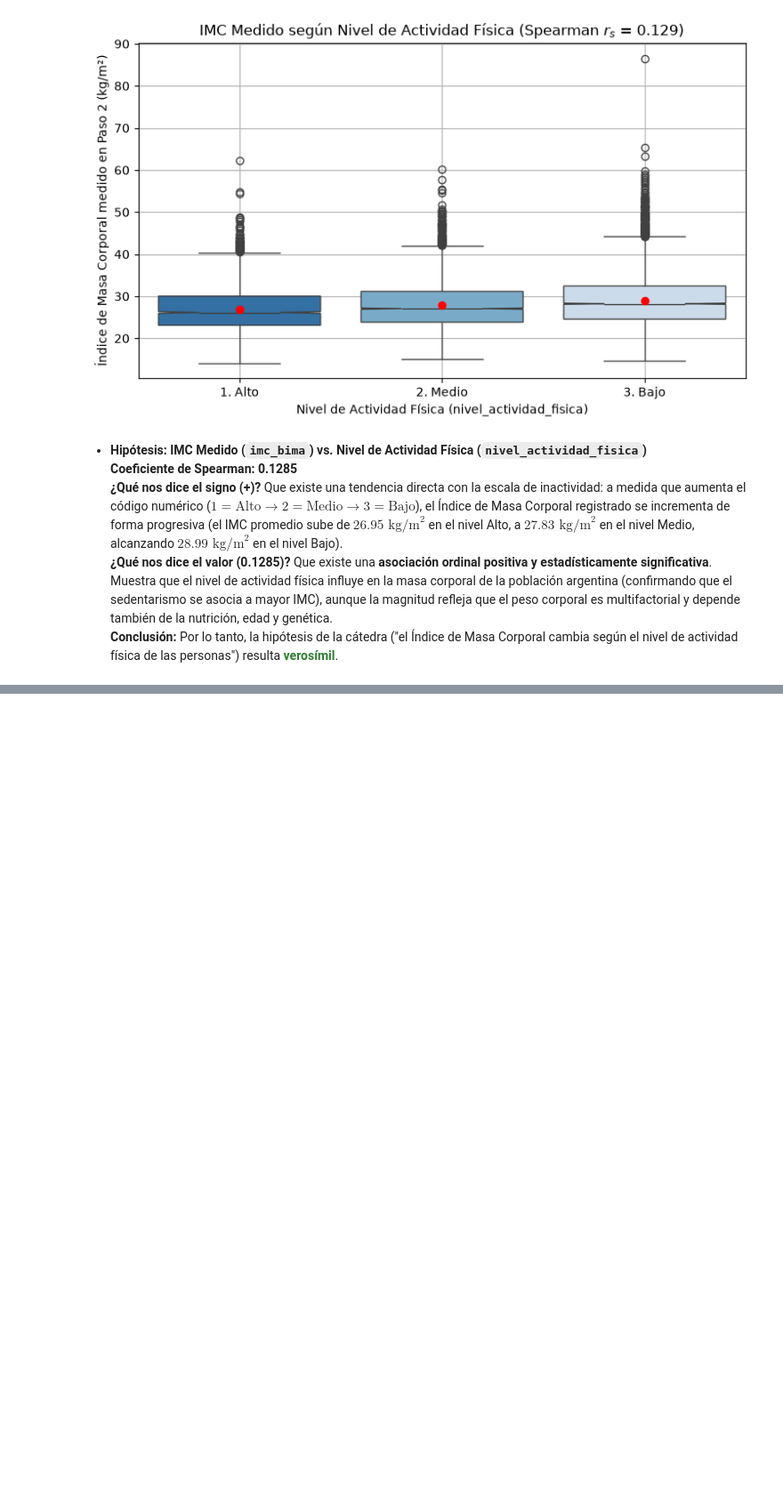
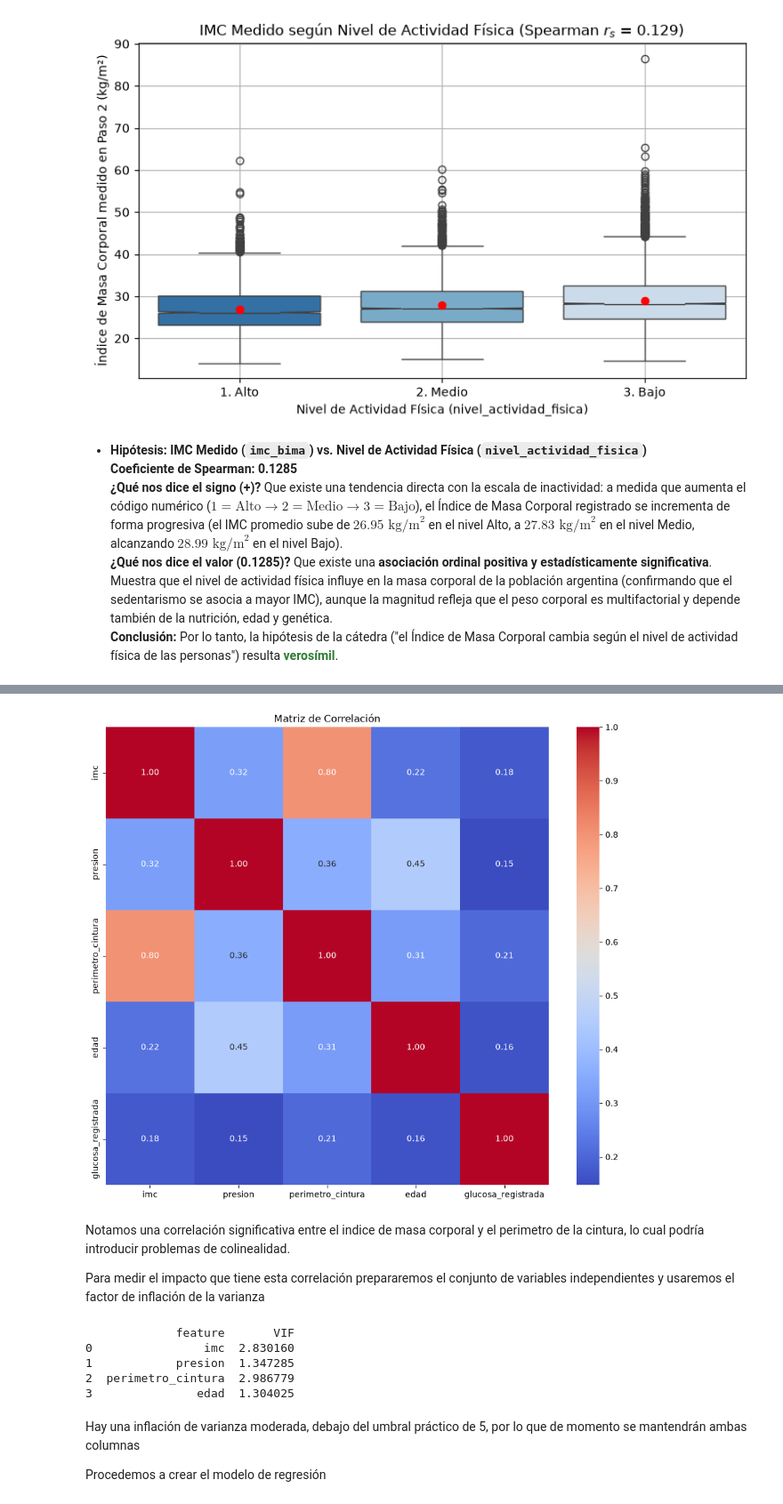
Before and after one commit to agustinlopezgh/TPE-FdlCdD-2026, a Jupyter notebook: Pruebas1.ipynb, the cells around one changed output, grey strips where cells are left out. Shown at 89% size. Saved outputs shown, nothing was run; the diff lists cells and outputs as text; code cells hidden in the pictures; blank space fills up the shorter version.

```diff
--- a/Pruebas1.ipynb
+++ b/Pruebas1.ipynb
@@ -390,0 +469,35 @@ Passing `palette` without assigning `hue` is deprecated and will be removed in v
+# %%
+correlation_matrix = dataset_hip_6.corr()
+plt.figure(figsize=(12, 10))
+sns.heatmap(correlation_matrix, annot=True, cmap='coolwarm', fmt=".2f")
+plt.title('Matriz de Correlación')
+plt.show()
+# %% [output]
+[figure, added]
+# %% [markdown]
+Notamos una correlación significativa entre el indice de masa corporal y el perimetro de la cintura, lo cual podría introducir problemas de colinealidad.
+
+Para medir el impacto que tiene esta correlación prepararemos el conjunto de variables independientes y usaremos el factor de inflación de la varianza
+# %%
+X = dataset_hip_6.drop("glucosa_registrada",axis=1)
+y = dataset_hip_6["glucosa_registrada"].to_frame()
+
+scaler = StandardScaler()
+X_scaled = scaler.fit_transform(X)
+X_scaled_df = pd.DataFrame(X_scaled, columns=X.columns)
+
+vif_data = pd.DataFrame()
+vif_data["feature"] = X.columns
+vif_data["VIF"] = [variance_inflation_factor(X.values, i)
+                          for i in range(len(X.columns))]
+print(vif_data)
+# %% [output]
+             feature       VIF
+0                imc  2.830160
+1            presion  1.347285
+2  perimetro_cintura  2.986779
+3               edad  1.304025
+# %% [markdown]
+Hay una inflación de varianza moderada, debajo del umbral práctico de 5, por lo que de momento se mantendrán ambas columnas
+
+Procedemos a crear el modelo de regresión
```
Also changed, not shown: parts of 58 cells of this notebook, 1 other file.
